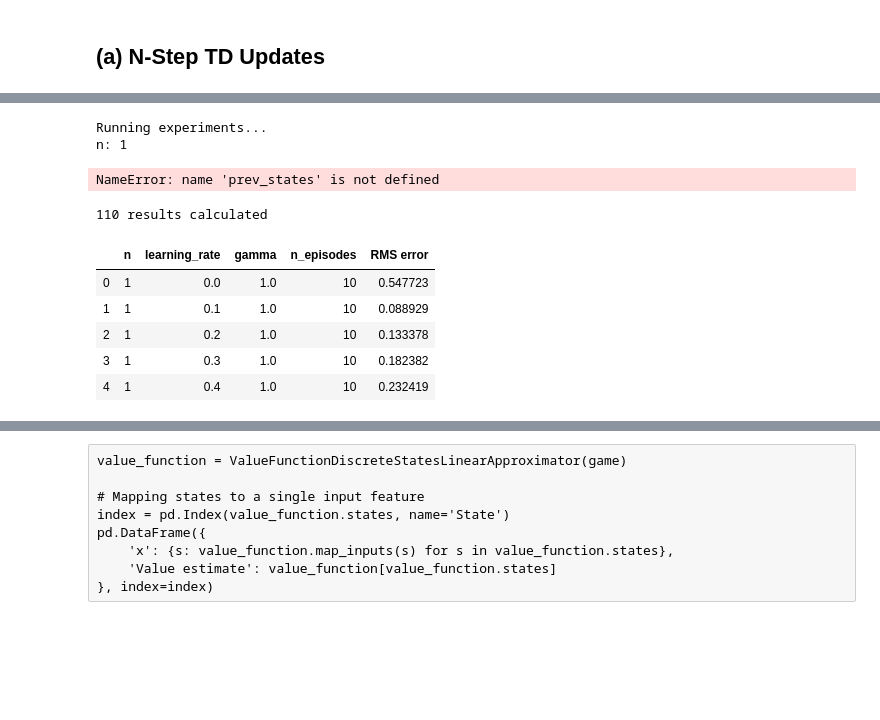
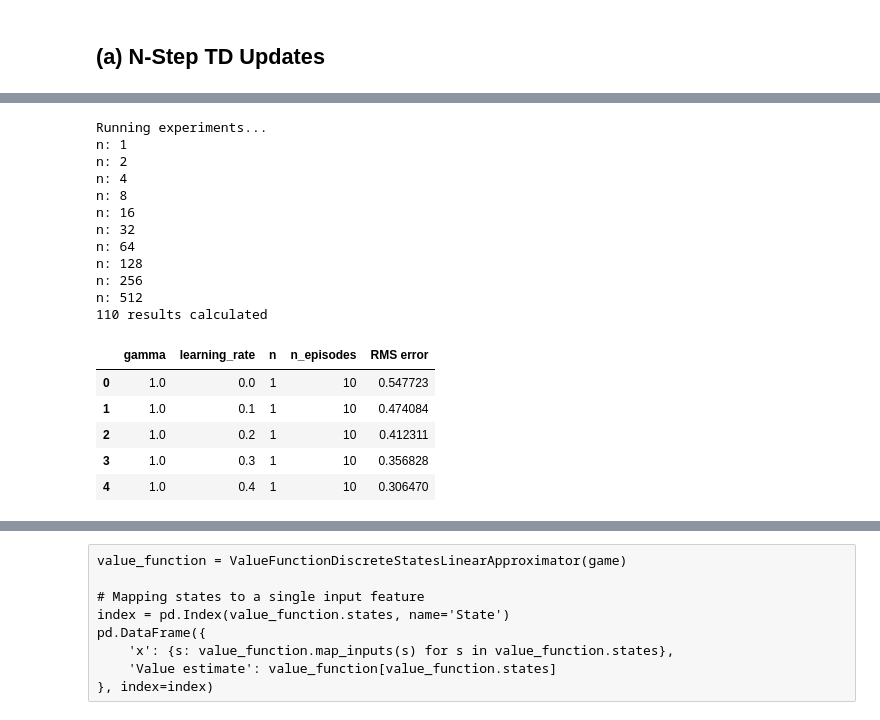
Before and after one commit to billtubbs/game-learner, a Jupyter notebook: Development-of-TD-Lambda-algorithm.ipynb, the cells around one changed output, grey strips where cells are left out. Drawn from its saved outputs; the diff is of its cells as text; code cells hidden in the pictures; blank space fills up the shorter version.

```diff
--- a/Development-of-TD-Lambda-algorithm.ipynb
+++ b/Development-of-TD-Lambda-algorithm.ipynb
@@ -98,6 +100,7 @@ def td_n_step_update(n, value_function, prev_states, prev_rewards, tau, gamma,
     If tau < 0 no update is possible so none is made.
 
     Args:
+        n (int): Number of forward steps to use for value update.
         value_function (dict): Dictionary of state values.
         prev_states (list): List of previous states.
         prev_rewards (list): List of previous rewards.
@@ -191,28 +816,0 @@ This function calculates the true state values (for a random policy)
-# %%
-def calculate_true_values(game):
-    """Returns a list of the true values of states in a
-    RandomWalk game.
-    """
-
-    xp = [0, game.size+1]
-    fp = [-1.0, 1.0]
-
-    true_values = np.interp(np.arange(game.size + 2), xp, fp)[1:-1]
-
-    return true_values
-
-
-def calculate_rms_error(values, true_values):
-    """Root-mean-squared error of values compared to true values.
-    """
-
-    return np.sqrt(np.sum((np.array(values) -
-                           np.array(true_values))**2)/len(values))
-
-# Test true values are correct
-true_values = calculate_true_values(game)
-values = np.zeros(n_states)
-error = calculate_rms_error(values, true_values)
-assert error == 0.5477225575051662  # Calculated using code from Sutton & Barto
-
-print(true_values)
@@ -319,53 +908,51 @@ AssertionError:
 # %%
 # Run many repetitions with varying parameter values
-n_reps = 1
+n_reps = 10
+n_states = 19
 
 # all possible steps
 n_steps_values = np.power(2, np.arange(0, 10))
 
 # all possible alphas
 alpha_values = np.arange(0, 1.1, 0.1)
 
 # Use this dictionary to accumulate the results
 avg_rms_errors = {}
 
 print(f"Running experiments...")
 for n_steps in n_steps_values:
     print(f"n: {n_steps}")
     for alpha in alpha_values:
         params, avg_rms_error = run_random_walk_with_n_step_td(n=n_steps, learning_rate=alpha,
                                                                n_reps=n_reps, size=n_states)
         avg_rms_errors[tuple(params.items())] = avg_rms_error
 
 print(f"{len(avg_rms_errors)} results calculated")
-
 param_values = [dict(x) for x in avg_rms_errors.keys()]
 rms_error_values = list(avg_rms_errors.values())
 results_df = pd.concat([pd.DataFrame(param_values),
                         pd.Series(rms_error_values, name='RMS error')],
                        axis=1)
 results_df.head()
 # %% [output]
 Running experiments...
 n: 1
+n: 2
+n: 4
+n: 8
+n: 16
+n: 32
+n: 64
+n: 128
+n: 256
+n: 512
+110 results calculated
-NameError: name 'prev_states' is not defined
+|  | gamma | learning_rate | n | n_episodes | RMS error |
+| 0 | 1.0 | 0.0 | 1 | 10 | 0.547723 |
+| 1 | 1.0 | 0.1 | 1 | 10 | 0.474084 |
+| 2 | 1.0 | 0.2 | 1 | 10 | 0.412311 |
+| 3 | 1.0 | 0.3 | 1 | 10 | 0.356828 |
+| 4 | 1.0 | 0.4 | 1 | 10 | 0.306470 |
-# %%
-print(f"{len(avg_rms_errors)} results calculated")
-
-param_values = [dict(x) for x in avg_rms_errors.keys()]
-rms_error_values = list(avg_rms_errors.values())
-results_df = pd.concat([pd.DataFrame(param_values),
-                        pd.Series(rms_error_values, name='RMS error')],
-                       axis=1)
-results_df.head()
-# %% [output]
-110 results calculated
-|  | n | learning_rate | gamma | n_episodes | RMS error |
-| 0 | 1 | 0.0 | 1.0 | 10 | 0.547723 |
-| 1 | 1 | 0.1 | 1.0 | 10 | 0.088929 |
-| 2 | 1 | 0.2 | 1.0 | 10 | 0.133378 |
-| 3 | 1 | 0.3 | 1.0 | 10 | 0.182382 |
-| 4 | 1 | 0.4 | 1.0 | 10 | 0.232419 |
 # %%
 # Plot results
 results_by_n_value = results_df.groupby('n')
```
Also changed, not shown: parts of 64 cells of this notebook.
